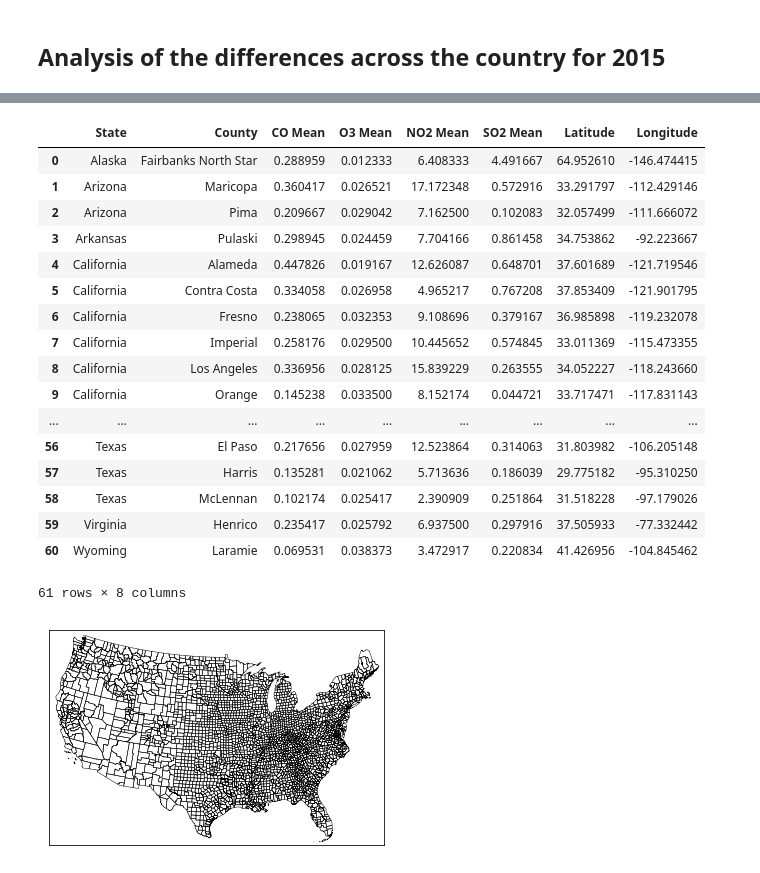
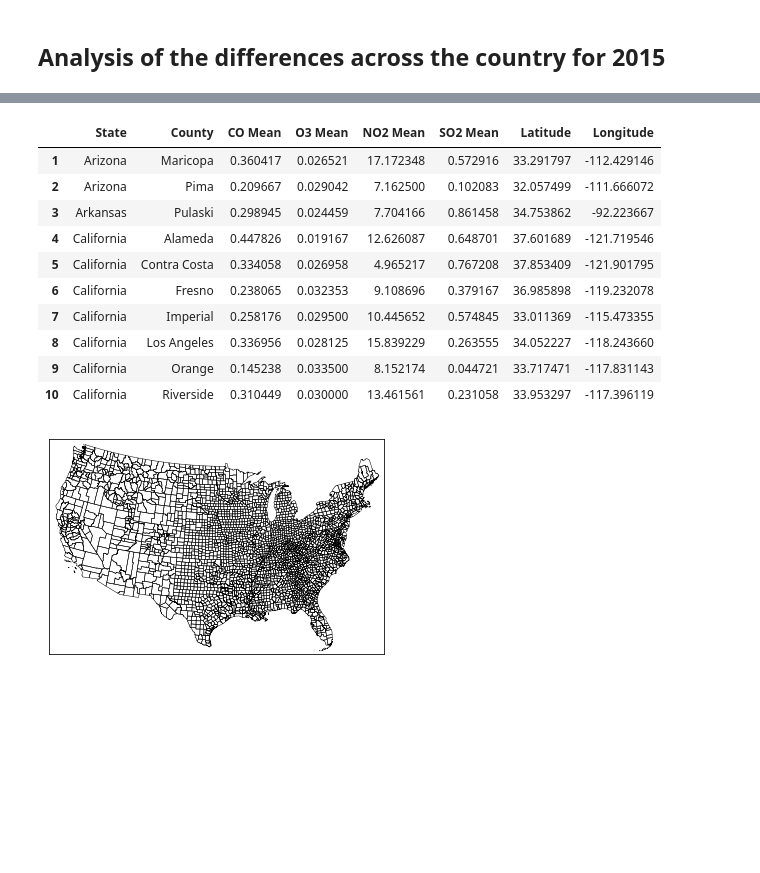
Before and after one commit to fionasi/dp1_pollution, a Jupyter notebook: pollution.ipynb, the cells around one changed output, grey strips where cells are left out. Drawn from its saved outputs; the diff is of its cells as text; code cells hidden in the pictures; blank space fills up the shorter version.

```diff
--- a/pollution.ipynb
+++ b/pollution.ipynb
@@ -374,27 +372,23 @@ counties_geodata = counties.apply(lambda x: geolocator.geocode('{} {} County'.fo
 # %%
 pollution_2015_merged['Latitude'] = counties_geodata.apply(lambda x: x.latitude)
 pollution_2015_merged['Longitude'] = counties_geodata.apply(lambda x: x.longitude)
-# %%
-pollution_2015_merged.head(10)
-# %% [output]
-|  | State | County | CO Mean | O3 Mean | NO2 Mean | SO2 Mean | Latitude | Longitude |
-| 0 | Alaska | Fairbanks North Star | 0.288959 | 0.012333 | 6.408333 | 4.491667 | 64.952610 | -146.474415 |
-| 1 | Arizona | Maricopa | 0.360417 | 0.026521 | 17.172348 | 0.572916 | 33.291797 | -112.429146 |
-| 2 | Arizona | Pima | 0.209667 | 0.029042 | 7.162500 | 0.102083 | 32.057499 | -111.666072 |
-| 3 | Arkansas | Pulaski | 0.298945 | 0.024459 | 7.704166 | 0.861458 | 34.753862 | -92.223667 |
-| 4 | California | Alameda | 0.447826 | 0.019167 | 12.626087 | 0.648701 | 37.601689 | -121.719546 |
-| 5 | California | Contra Costa | 0.334058 | 0.026958 | 4.965217 | 0.767208 | 37.853409 | -121.901795 |
-| 6 | California | Fresno | 0.238065 | 0.032353 | 9.108696 | 0.379167 | 36.985898 | -119.232078 |
-| 7 | California | Imperial | 0.258176 | 0.029500 | 10.445652 | 0.574845 | 33.011369 | -115.473355 |
-| 8 | California | Los Angeles | 0.336956 | 0.028125 | 15.839229 | 0.263555 | 34.052227 | -118.243660 |
-| 9 | California | Orange | 0.145238 | 0.033500 | 8.152174 | 0.044721 | 33.717471 | -117.831143 |
-| ... | ... | ... | ... | ... | ... | ... | ... | ... |
-| 56 | Texas | El Paso | 0.217656 | 0.027959 | 12.523864 | 0.314063 | 31.803982 | -106.205148 |
-| 57 | Texas | Harris | 0.135281 | 0.021062 | 5.713636 | 0.186039 | 29.775182 | -95.310250 |
-| 58 | Texas | McLennan | 0.102174 | 0.025417 | 2.390909 | 0.251864 | 31.518228 | -97.179026 |
-| 59 | Virginia | Henrico | 0.235417 | 0.025792 | 6.937500 | 0.297916 | 37.505933 | -77.332442 |
-| 60 | Wyoming | Laramie | 0.069531 | 0.038373 | 3.472917 | 0.220834 | 41.426956 | -104.845462 |
-61 rows × 8 columns
+# %%
+# Exclude Alaska, since it isn't displayed on the following maps
+pollution_2015_merged = pollution_2015_merged[~pollution_2015_merged['State'].str.contains('Alaska')]
+
+pollution_2015_merged.head(10)
+# %% [output]
+|  | State | County | CO Mean | O3 Mean | NO2 Mean | SO2 Mean | Latitude | Longitude |
+| 1 | Arizona | Maricopa | 0.360417 | 0.026521 | 17.172348 | 0.572916 | 33.291797 | -112.429146 |
+| 2 | Arizona | Pima | 0.209667 | 0.029042 | 7.162500 | 0.102083 | 32.057499 | -111.666072 |
+| 3 | Arkansas | Pulaski | 0.298945 | 0.024459 | 7.704166 | 0.861458 | 34.753862 | -92.223667 |
+| 4 | California | Alameda | 0.447826 | 0.019167 | 12.626087 | 0.648701 | 37.601689 | -121.719546 |
+| 5 | California | Contra Costa | 0.334058 | 0.026958 | 4.965217 | 0.767208 | 37.853409 | -121.901795 |
+| 6 | California | Fresno | 0.238065 | 0.032353 | 9.108696 | 0.379167 | 36.985898 | -119.232078 |
+| 7 | California | Imperial | 0.258176 | 0.029500 | 10.445652 | 0.574845 | 33.011369 | -115.473355 |
+| 8 | California | Los Angeles | 0.336956 | 0.028125 | 15.839229 | 0.263555 | 34.052227 | -118.243660 |
+| 9 | California | Orange | 0.145238 | 0.033500 | 8.152174 | 0.044721 | 33.717471 | -117.831143 |
+| 10 | California | Riverside | 0.310449 | 0.030000 | 13.461561 | 0.231058 | 33.953297 | -117.396119 |
 # %%
 from mpl_toolkits.basemap import Basemap
 import matplotlib.pyplot as plt
```
Also changed, not shown: parts of 9 cells of this notebook.
